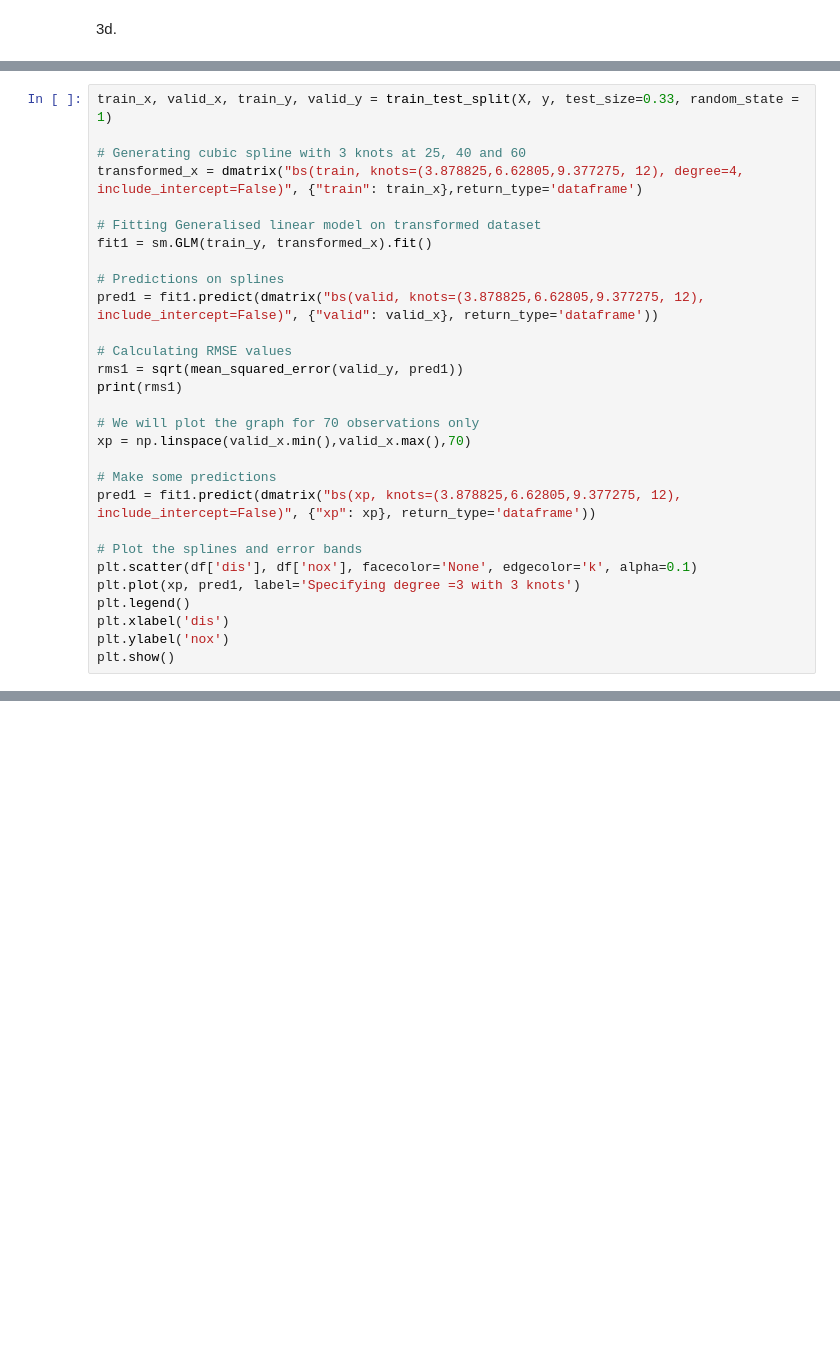
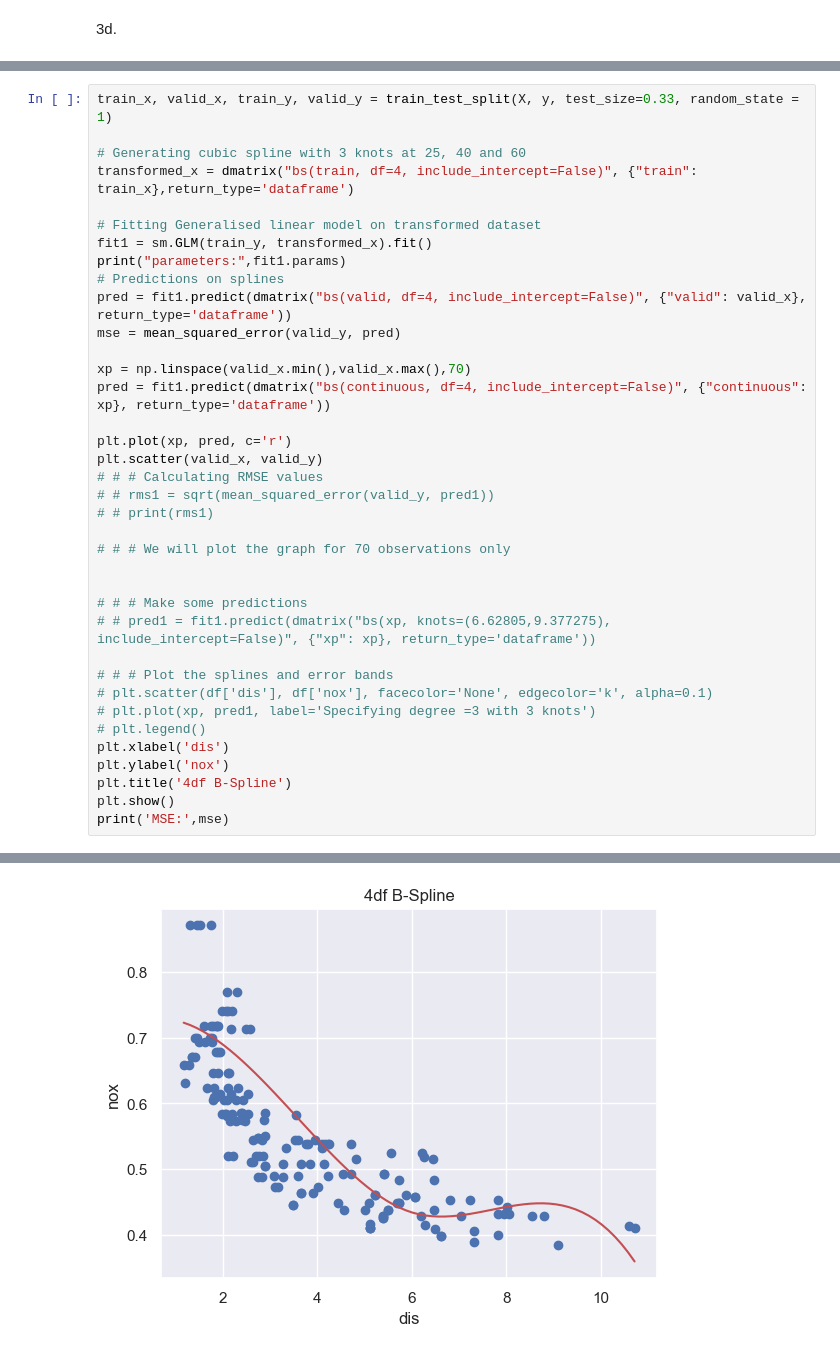
Before and after one commit to bhnord/CS4342, a Jupyter notebook: Assignment 5 Code/Assignment5.ipynb, the cells around one changed output, grey strips where cells are left out. Drawn from its saved outputs; the diff is of its cells as text; blank space fills up the shorter version.

```diff
--- a/Assignment 5 Code/Assignment5.ipynb
+++ b/Assignment 5 Code/Assignment5.ipynb
@@ -280,29 +391,37 @@ plt.show()
 train_x, valid_x, train_y, valid_y = train_test_split(X, y, test_size=0.33, random_state = 1)
 
 # Generating cubic spline with 3 knots at 25, 40 and 60
-transformed_x = dmatrix("bs(train, knots=(3.878825,6.62805,9.377275, 12), degree=4, include_intercept=False)", {"train": train_x},return_type='dataframe')
+transformed_x = dmatrix("bs(train, df=4, include_intercept=False)", {"train": train_x},return_type='dataframe')
 
 # Fitting Generalised linear model on transformed dataset
 fit1 = sm.GLM(train_y, transformed_x).fit()
+print("parameters:",fit1.params)
+# Predictions on splines
+pred = fit1.predict(dmatrix("bs(valid, df=4, include_intercept=False)", {"valid": valid_x}, return_type='dataframe'))
+mse = mean_squared_error(valid_y, pred)
 
-# Predictions on splines
-pred1 = fit1.predict(dmatrix("bs(valid, knots=(3.878825,6.62805,9.377275, 12), include_intercept=False)", {"valid": valid_x}, return_type='dataframe'))
+xp = np.linspace(valid_x.min(),valid_x.max(),70)
+pred = fit1.predict(dmatrix("bs(continuous, df=4, include_intercept=False)", {"continuous": xp}, return_type='dataframe'))
 
-# Calculating RMSE values
-rms1 = sqrt(mean_squared_error(valid_y, pred1))
-print(rms1)
+plt.plot(xp, pred, c='r')
+plt.scatter(valid_x, valid_y)
+# # # Calculating RMSE values
+# # rms1 = sqrt(mean_squared_error(valid_y, pred1))
+# # print(rms1)
 
-# We will plot the graph for 70 observations only
-xp = np.linspace(valid_x.min(),valid_x.max(),70)
+# # # We will plot the graph for 70 observations only
 
-# Make some predictions
-pred1 = fit1.predict(dmatrix("bs(xp, knots=(3.878825,6.62805,9.377275, 12), include_intercept=False)", {"xp": xp}, return_type='dataframe'))
 
-# Plot the splines and error bands
-plt.scatter(df['dis'], df['nox'], facecolor='None', edgecolor='k', alpha=0.1)
-plt.plot(xp, pred1, label='Specifying degree =3 with 3 knots')
-plt.legend()
+# # # Make some predictions
+# # pred1 = fit1.predict(dmatrix("bs(xp, knots=(6.62805,9.377275), include_intercept=False)", {"xp": xp}, return_type='dataframe'))
+
+# # # Plot the splines and error bands
+# plt.scatter(df['dis'], df['nox'], facecolor='None', edgecolor='k', alpha=0.1)
+# plt.plot(xp, pred1, label='Specifying degree =3 with 3 knots')
+# plt.legend()
 plt.xlabel('dis')
 plt.ylabel('nox')
+plt.title('4df B-Spline')
 plt.show()
+print('MSE:',mse)
 # %% [output]
@@ -309,0 +434 @@ ValueError: some knot values ([12.]) fall above upper bound (10.7103)
+[figure, added]
```
Also changed, not shown: parts of 18 cells of this notebook.
